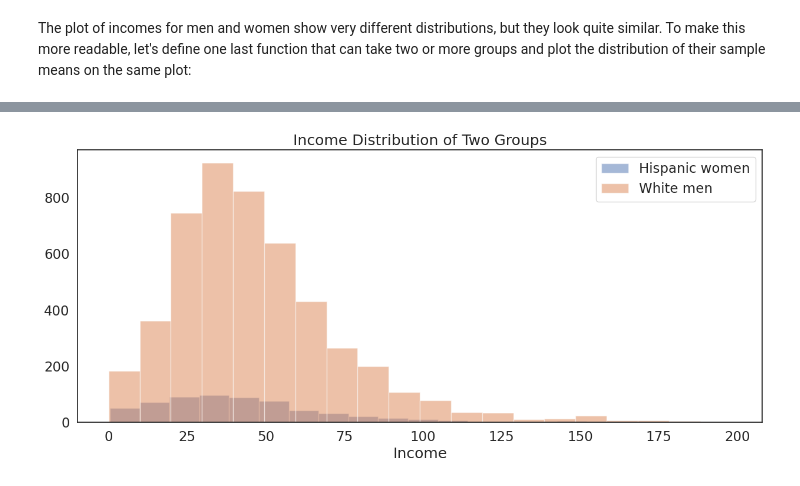
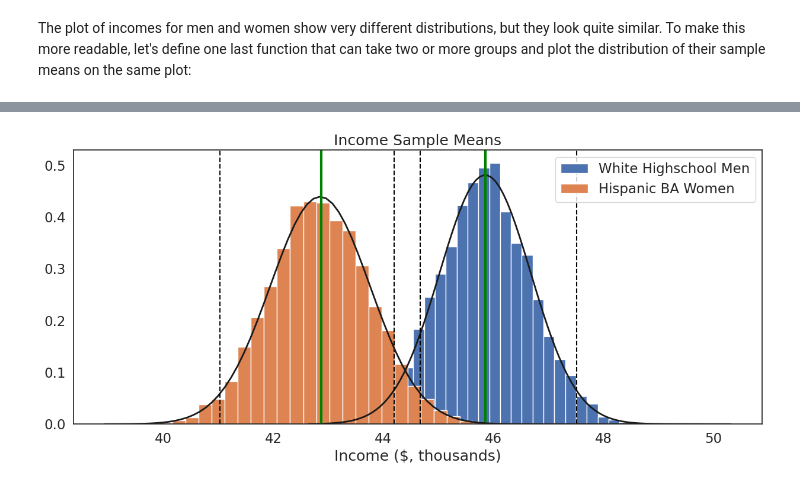
Before and after one commit to capucinelabouret/QM2, a Jupyter notebook: notebooks/W05. Distributions and Basic Statistics.ipynb, the cells around one changed output, grey strips where cells are left out. Saved outputs shown, nothing was run; the diff lists cells and outputs as text; code cells hidden in the pictures.

```diff
--- a/notebooks/W05. Distributions and Basic Statistics.ipynb
+++ b/notebooks/W05. Distributions and Basic Statistics.ipynb
@@ -664,22 +642,9 @@ Which group has higher income?
-# %%
-import pandas as pd
-from matplotlib import pyplot as plt
-
-def two_hist(df, hispanic_BA_women, white_highschool_men, x_income, income_of_two_different_groups):
-
-    white_highschool_men = df[(df['sex']==1)&(df['race']==1)&(df['sch']==12)]['income']
-    hispanic_BA_women = df[(df['sex']==2)&(df['race']==3)&(df['sch']==16)]['income']
-
-
-    plt.figure(figsize=(15,6))
-    plt.hist(hispanic_BA_women, bins=20, alpha=0.5, label="Hispanic women")
-    plt.hist(white_highschool_men, bins=20, alpha=0.5, label="White men")
-    plt.xlabel(x_income)
-    plt.title(income_of_two_different_groups)
-    plt.legend()
-
-two_hist(df, 'hispanic_BA_women', 'white_highschool_men', 'Income', 'Income Distribution of Two Groups')
-
-#The group with highest income is the white men group
-# %% [output]
-[figure, removed]
+# %%
+white_highschool_men = df[(df['sex']==1)&(df['race']==1)&(df['sch']==12)]['income']
+hispanic_BA_women = df[(df['sex']==2)&(df['race']==3)&(df['sch']==16)]['income']
+
+two_hist([white_highschool_men,hispanic_BA_women],['White Highschool Men','Hispanic BA Women'],'Income ($, thousands)', "Income Sample Means")
+
+#The group with highest income is the white men group.The histogram for White Highschool Men (represented in blue) is consistently to the right compared to the histogram for Hispanic BA Women (in orange), suggest that White Highschool men have a higher income on average.
+# %% [output]
+[figure, added]
```
Also changed, not shown: parts of 14 cells of this notebook.
